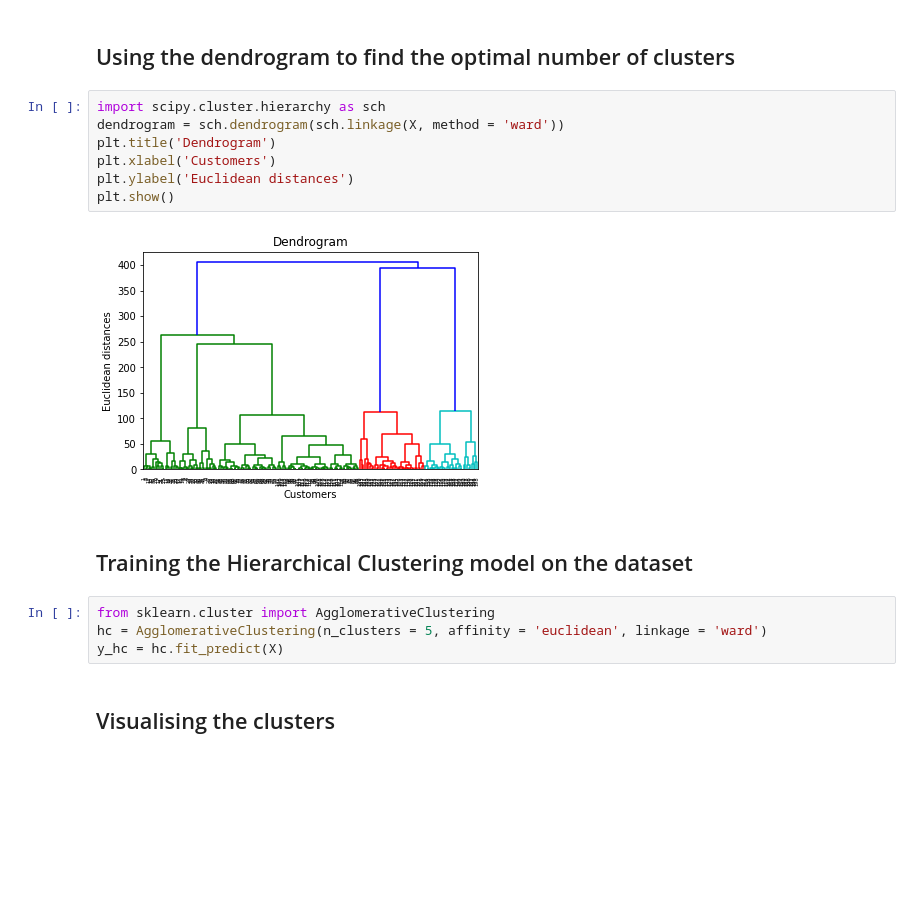
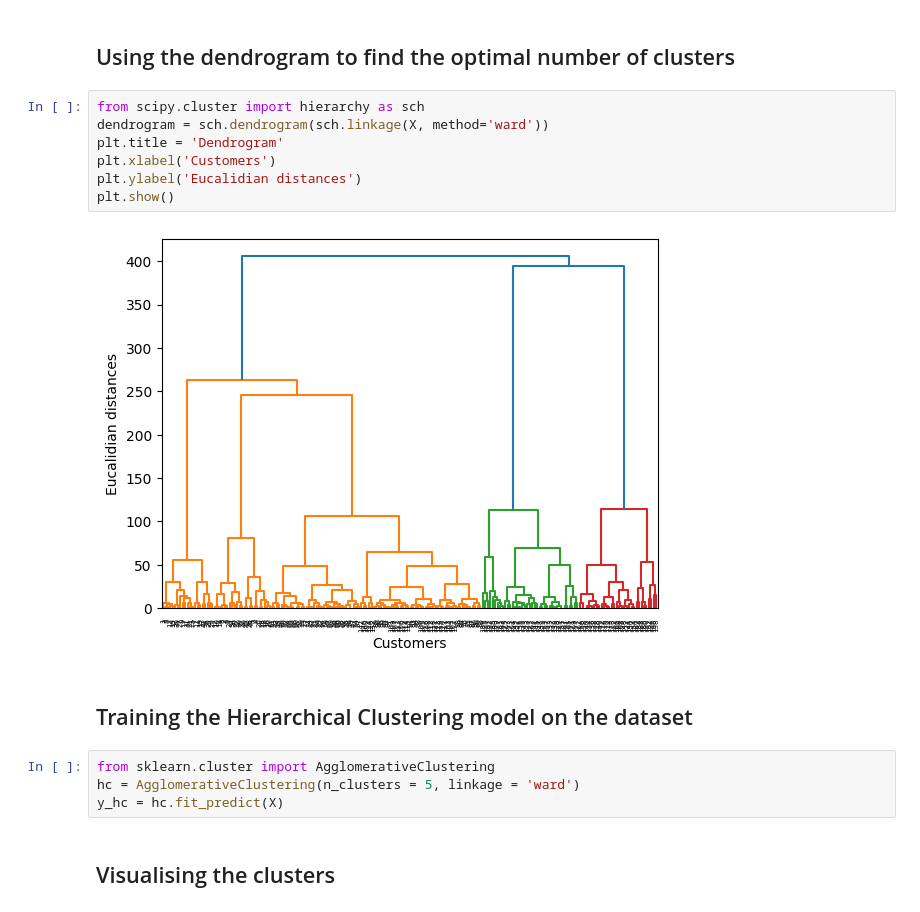
Before and after one commit to reach-jassi/ML, a Jupyter notebook: hierarchical_clustering.ipynb, the cells around one changed output. Cells and saved outputs as stored; diff of their text form; blank space fills up the shorter version.

```diff
--- a/hierarchical_clustering.ipynb
+++ b/hierarchical_clustering.ipynb
@@ -16,19 +16,19 @@ X = dataset.iloc[:, [3, 4]].values
 # %% [markdown]
 ## Using the dendrogram to find the optimal number of clusters
 # %%
-import scipy.cluster.hierarchy as sch
-dendrogram = sch.dendrogram(sch.linkage(X, method = 'ward'))
-plt.title('Dendrogram')
+from scipy.cluster import hierarchy as sch
+dendrogram = sch.dendrogram(sch.linkage(X, method='ward'))
+plt.title = 'Dendrogram'
 plt.xlabel('Customers')
-plt.ylabel('Euclidean distances')
+plt.ylabel('Eucalidian distances')
 plt.show()
 # %% [output]
-[figure, old version]
+[figure, new version]
 # %% [markdown]
 ## Training the Hierarchical Clustering model on the dataset
 # %%
 from sklearn.cluster import AgglomerativeClustering
-hc = AgglomerativeClustering(n_clusters = 5, affinity = 'euclidean', linkage = 'ward')
+hc = AgglomerativeClustering(n_clusters = 5, linkage = 'ward')
 y_hc = hc.fit_predict(X)
 # %% [markdown]
 ## Visualising the clusters
```
Also changed, not shown: parts of 1 cell of this notebook.
